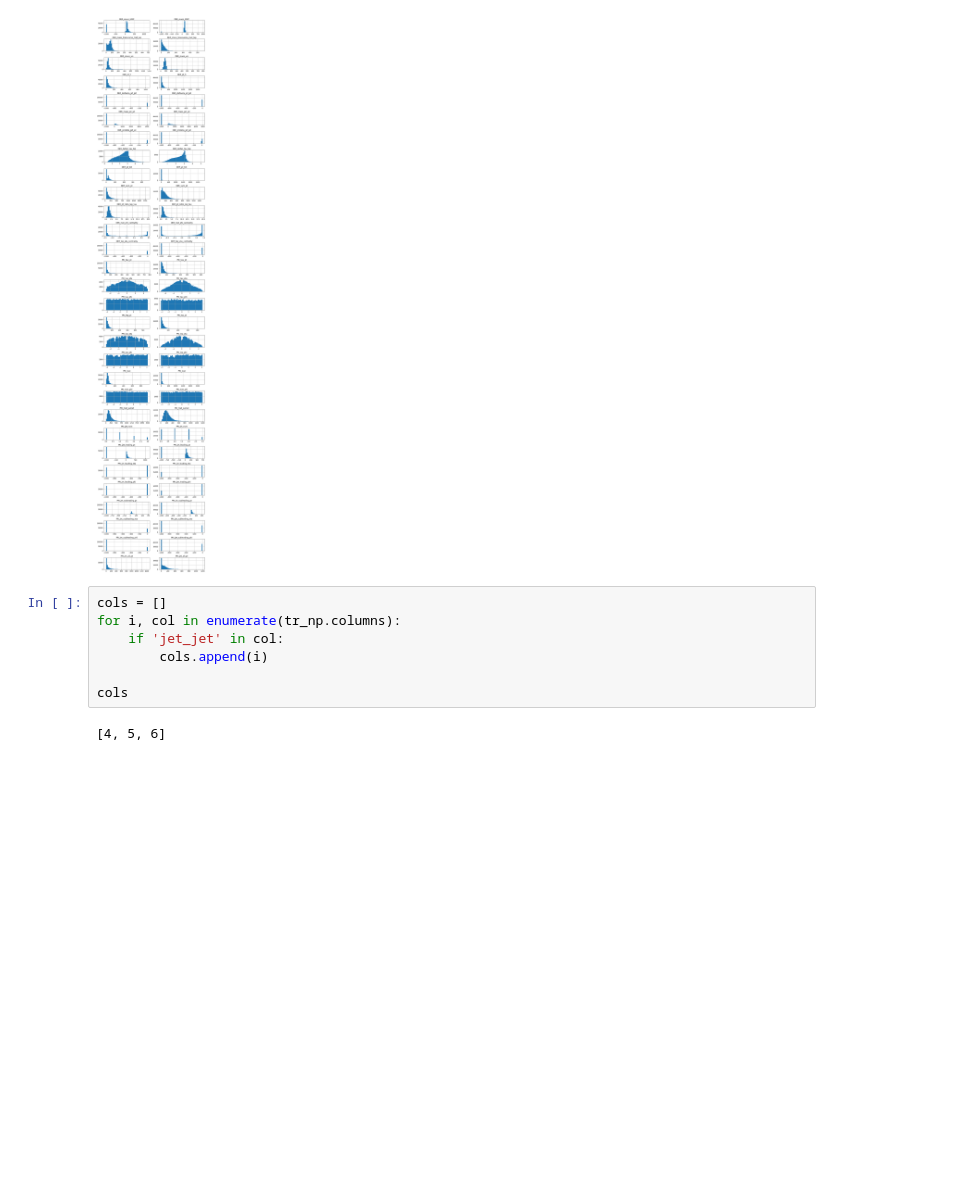
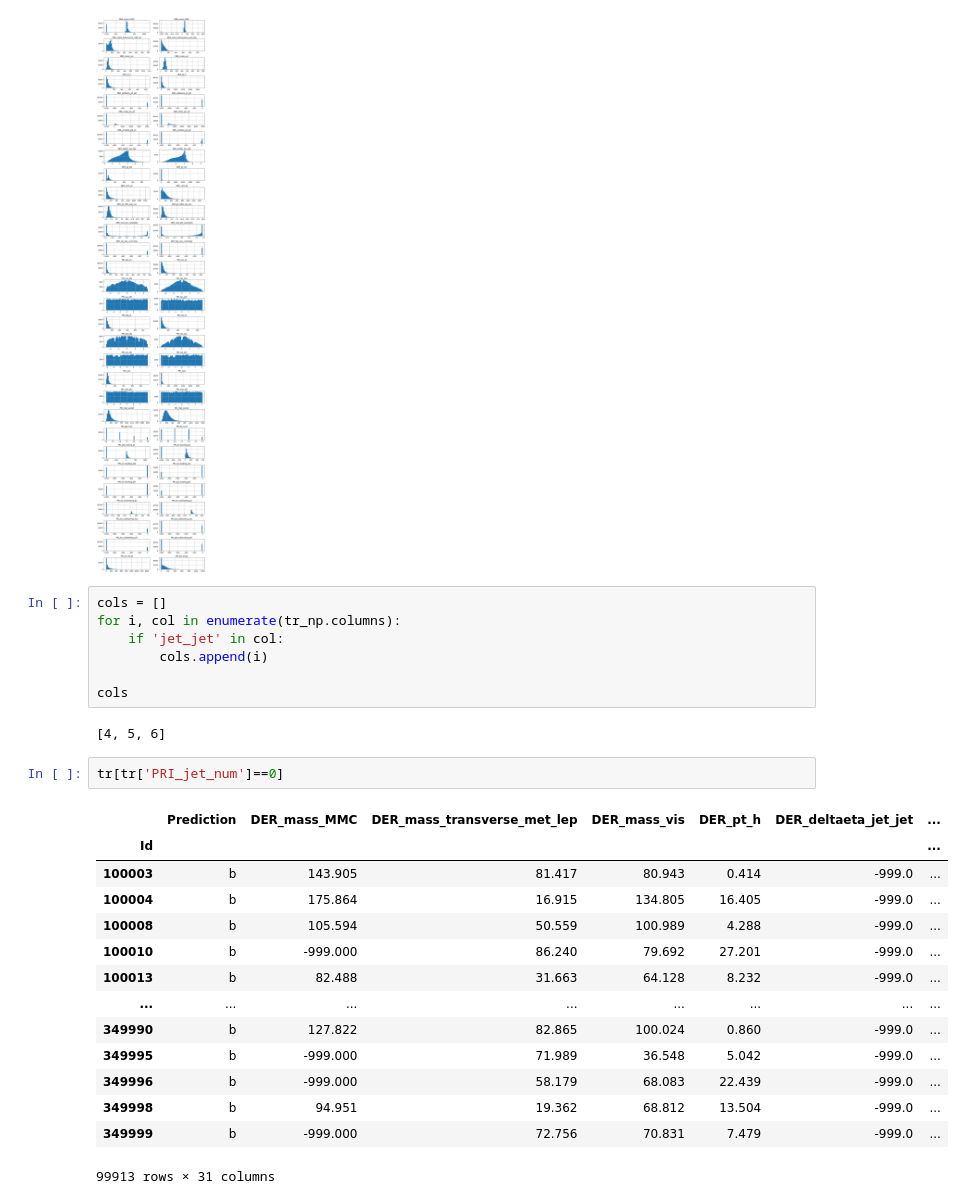
Before and after one commit to Noyt/ML2020_PR1, a Jupyter notebook: ExplDataAnalysis.ipynb, the cells around one changed output. Cells and saved outputs as stored; diff of their text form; blank space fills up the shorter version.

```diff
--- a/ExplDataAnalysis.ipynb
+++ b/ExplDataAnalysis.ipynb
@@ -395,3 +395,20 @@ for i, col in enumerate(tr_np.columns):
 cols
 # %% [output]
 [4, 5, 6]
+# %%
+tr[tr['PRI_jet_num']==0]
+# %% [output]
+|  | Prediction | DER_mass_MMC | DER_mass_transverse_met_lep | DER_mass_vis | DER_pt_h | DER_deltaeta_jet_jet | ... |
+| Id |  |  |  |  |  |  | ... |
+| 100003 | b | 143.905 | 81.417 | 80.943 | 0.414 | -999.0 | ... |
+| 100004 | b | 175.864 | 16.915 | 134.805 | 16.405 | -999.0 | ... |
+| 100008 | b | 105.594 | 50.559 | 100.989 | 4.288 | -999.0 | ... |
+| 100010 | b | -999.000 | 86.240 | 79.692 | 27.201 | -999.0 | ... |
+| 100013 | b | 82.488 | 31.663 | 64.128 | 8.232 | -999.0 | ... |
+| ... | ... | ... | ... | ... | ... | ... | ... |
+| 349990 | b | 127.822 | 82.865 | 100.024 | 0.860 | -999.0 | ... |
+| 349995 | b | -999.000 | 71.989 | 36.548 | 5.042 | -999.0 | ... |
+| 349996 | b | -999.000 | 58.179 | 68.083 | 22.439 | -999.0 | ... |
+| 349998 | b | 94.951 | 19.362 | 68.812 | 13.504 | -999.0 | ... |
+| 349999 | b | -999.000 | 72.756 | 70.831 | 7.479 | -999.0 | ... |
+99913 rows × 31 columns
```
Also changed, not shown: 1 other file.
